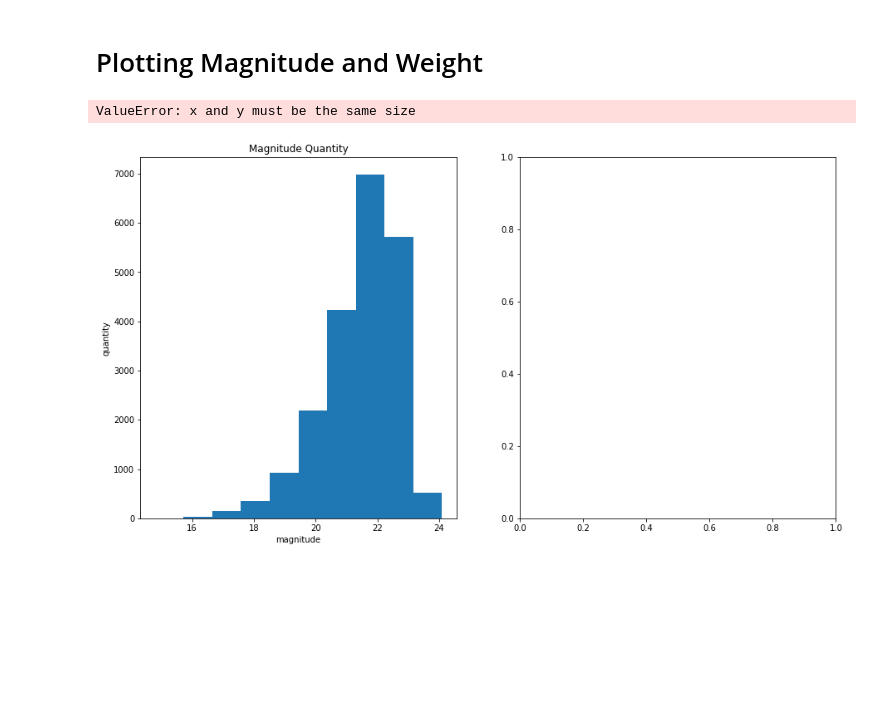
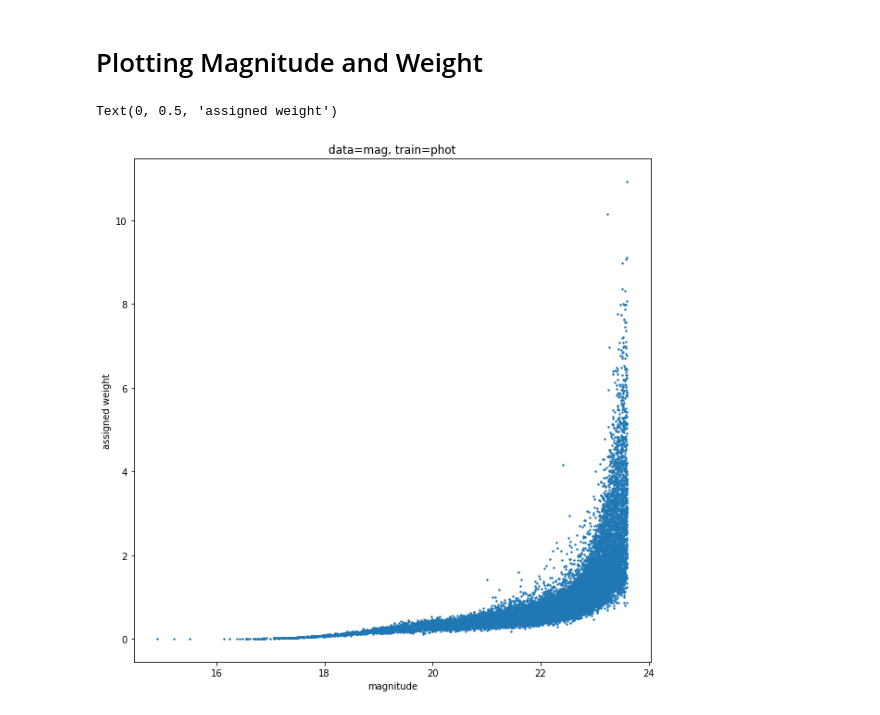
Before and after one commit to MerianSurvey/specz_weights, a Jupyter notebook: notebook/weights_frankenz_NN.ipynb, the cells around one changed output. Cells and saved outputs as stored; diff of their text form; code cells hidden in the pictures; blank space fills up the shorter version.

```diff
--- a/notebook/weights_frankenz_NN.ipynb
+++ b/notebook/weights_frankenz_NN.ipynb
@@ -88,5 +89,7 @@ NN = NearestNeighbors(phot_train, err_train, mask_train,
 # %%
 np.random.seed(58372)
+# %%
+saveas = 'specz-weights.npy'
 # %%
 # generate calibration weights
 
@@ -112,5 +115,5 @@ Fitting object 21097/21097
 # %%
-wts = np.load('wl_weights.npy')
+wts = np.load(saveas)
 # objets that get used more have larger weight
 # %% [markdown]
 # Plotting Magnitude and Weight
@@ -132,18 +120,22 @@ yBand = yBand[sel2]
-# %%
-band = iBand
-#all bands produce essentially the same plot
-
-fig, axs = plt.subplots(1,2, figsize=(15, 8))
-
-axs[0].hist(band)
-axs[0].title.set_text('Magnitude Quantity')
-axs[0].set_xlabel('magnitude')
-axs[0].set_ylabel("quantity")
-
-axs[1].scatter(band, wts, s=2)
-axs[1].title.set_text('Magnitude vs Weight')
-axs[1].set_xlabel('magnitude')
-axs[1].set_ylabel('assigned weight')
-# %% [output]
-ValueError: x and y must be the same size
-[figure, removed]
+# %%
+# I used r here because it has the cleanest cutoff at 23.6 of all the bands
+# plots are virtually identical across bands
+data=fits.open('/Users/josephwick/Documents/College/Merian/SOM/COSMOS2015_r23.6_SOM.fits')[1].data
+rBand = data['r_cmodel_mag']
+rBand = rBand[data['z_type']==1]
+rBand = rBand[sel]
+# %%
+# plotting magnitude vs weight
+# we expect galaxies that get used more to have higher weights
+
+fig = plt.figure(figsize=(10,10))
+plt.scatter(rBand, wts, s=2)
+
+plt.title('data=mag, train=phot')
+plt.xlabel('magnitude')
+plt.ylabel('assigned weight')
+
+#plt.savefig('Magnitude vs Weight', format='pdf', dpi='figure')
+# %% [output]
+Text(0, 0.5, 'assigned weight')
+[figure, added]
```
Also changed, not shown: parts of 6 cells of this notebook.
